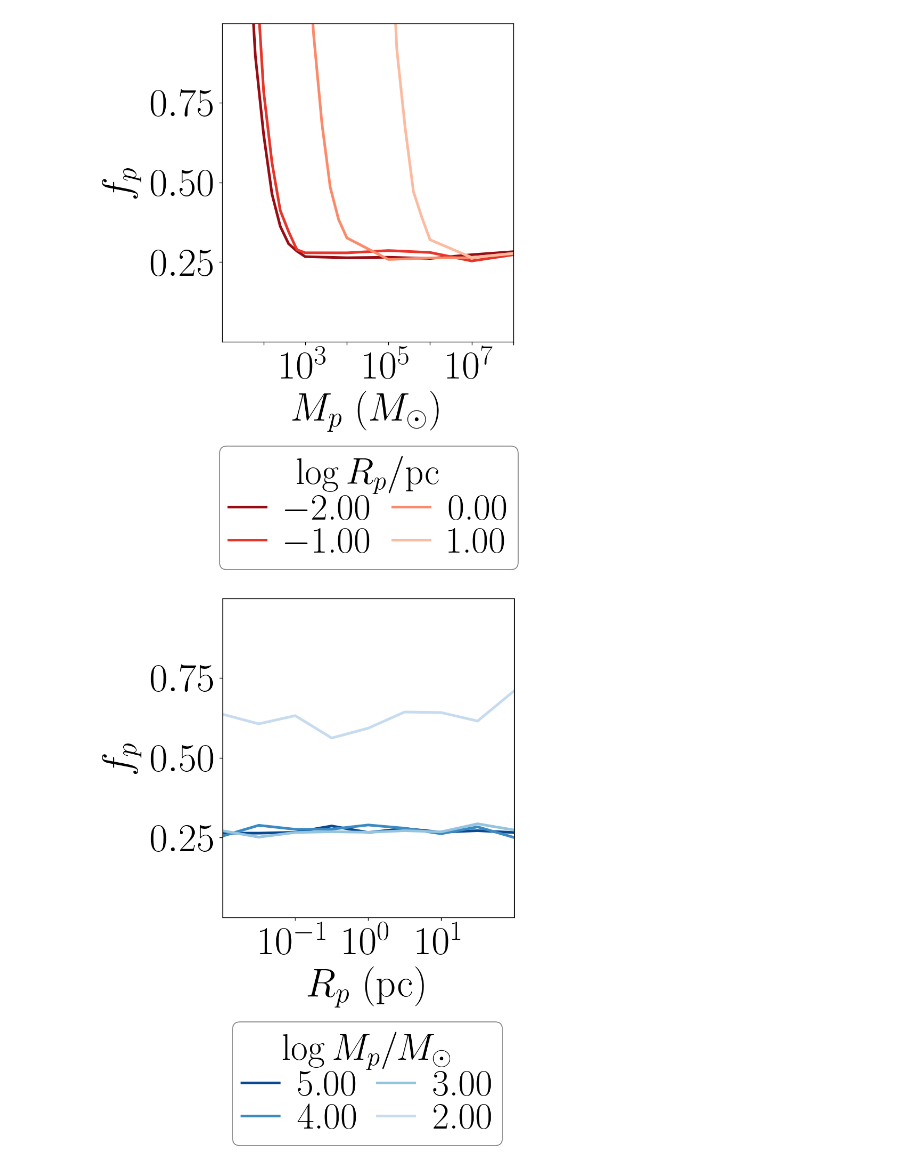
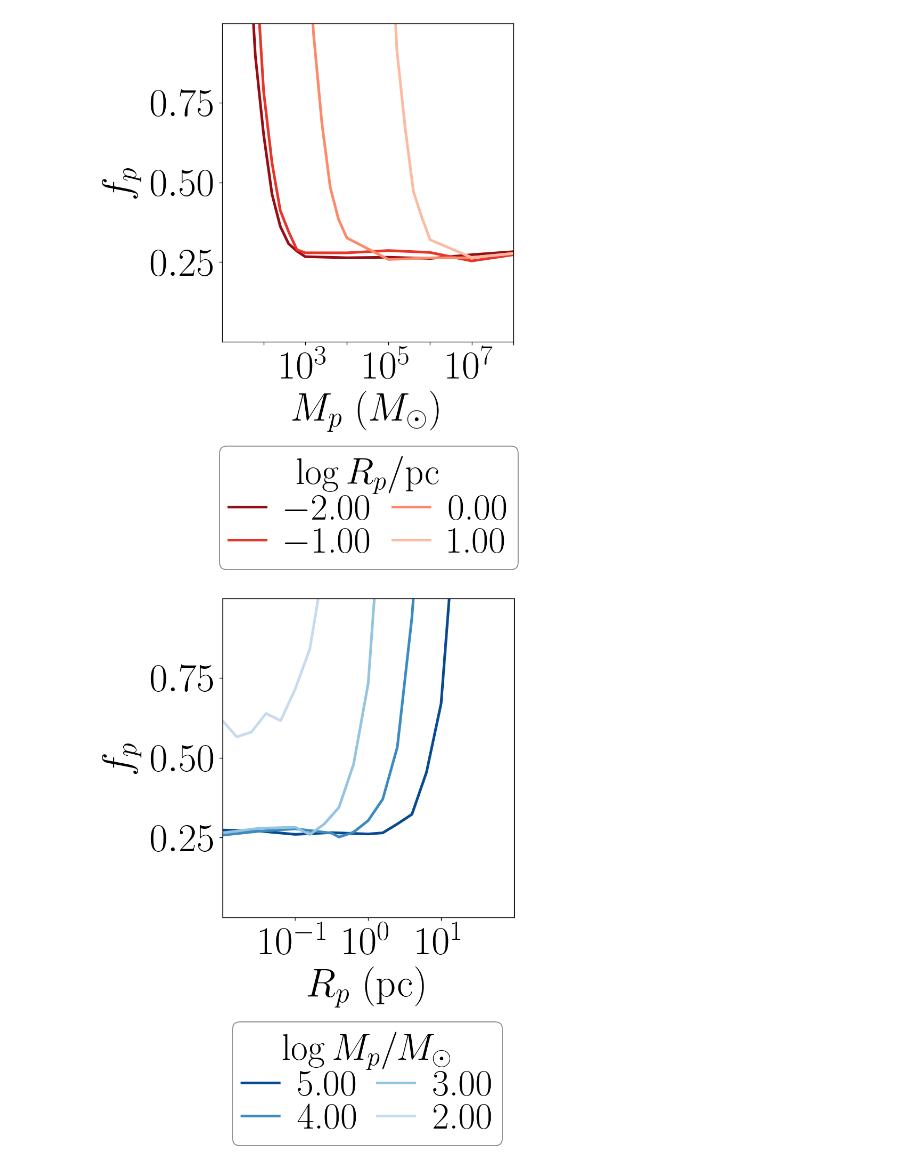
Before and after one commit to edwarddramirez/dmbinaries, a Jupyter notebook: figures/data/fp_vs_Mp_or_rs.ipynb, the cells around one changed output. Cells and saved outputs as stored; diff of their text form; code cells hidden in the pictures.

Commit message:
Supplements + Figures
Added supplements + new figures

```diff
--- a/figures/data/fp_vs_Mp_or_rs.ipynb
+++ b/figures/data/fp_vs_Mp_or_rs.ipynb
@@ -119,7 +119,7 @@ for na in range(Na):
 
         str_log_rs = str.format('{0:.3f}',log_rs)
 
-        local_dir = "data/eDR3_plaws/"
+        local_dir = "eDR3_plaws/"
         RESULTS_DIR = (local_dir+"emcee_data/"+str_log_rs+'_'+str_alpha+'_'+str_log_f+'_'+str_log_eps+'_'
                        +str_log_K+'_'+bin_scale+'_'+str_log_alow+'_'
                        +str_log_ahigh+'_'+str_step_size+'_'+str_log_alow_offset+'_'
@@ -376,7 +376,7 @@ for na in range(Na):
                 log_rslist_mid = np.arange(-1,0.4+0.2,0.2)
                 log_rslist = np.union1d(log_rslist_low, log_rslist_mid)
             elif log_m == 2:
-                log_rslist = np.arange(-2,-0.6,0.2)
+                log_rslist = np.arange(-2,-0.6+0.7,0.2)
             elif log_m == 1:
                 log_rslist = np.arange(-2,2+1,1)
 
@@ -412,7 +412,7 @@ for na in range(Na):
             str_log_rs = str.format('{0:.3f}',log_rs)
 
             username = 'ramirez'
-            local_dir = "data/eDR3_plaws/"
+            local_dir = "eDR3_plaws/"
             RESULTS_DIR = (local_dir+"emcee_data/"+str_log_rs+'_'+str_alpha+'_'+str_log_f+'_'+str_log_eps+'_'
                            +str_log_K+'_'+bin_scale+'_'+str_log_alow+'_'
                            +str_log_ahigh+'_'+str_step_size+'_'+str_log_alow_offset+'_'
@@ -481,7 +481,7 @@ for na in range(Na):
     color_codes = [0.9, 0.65, 0.4, 0.25]
     ncolor = 0
 
-    results_list_fp_vs_rs_alpha = results_list_fp_vs_rs[3]
+    results_list_fp_vs_rs_alpha = results_list_fp_vs_rs[2]
     log_rslist_list, log_fp_list = results_list_fp_vs_rs_alpha
 
     for nm in range(len(log_mlist)):
@@ -517,31 +517,31 @@ for na in range(Na):
         ax.set_xticklabels(labels)
         ax.tick_params(axis='x', pad=7.5)
 
     #    locmin_x = mpl.ticker.LogLocator(base=10.0,subs=np.arange(0.2,0.9+0.1,0.1),numticks=15)
     #    ax.xaxis.set_minor_locator(locmin_x)
     #    ax.xaxis.set_minor_formatter(mpl.ticker.NullFormatter())
 
         # This allows us to manually modify tick labels
     #    ax.set_xticks(np.logspace(1,8,8))
         plt.draw()
 
     #    labels = [item.get_text() for item in ax.get_xticklabels()]
     #    for n in range(0,len(labels),2): labels[n] = ' '
 
     #    ax.set_xticklabels(labels)
 
         #ax.axhline(y = 1, ls = '--', lw = 1, c = 'k')
         ax.set_xlabel('$R_{p} \ ({\\rm pc})$')
 
         lgnd = ax.legend(frameon = True, framealpha = 0.5, edgecolor = 'black', ncol = 2, title = '$\\log M_{p}/M_{\odot}$', handletextpad=0.5,
                  borderpad=0.25, handlelength = 1, bbox_to_anchor=(1.025, -0.775), loc='lower right',
                  columnspacing = 0.5, labelspacing = 0)
         lgnd._legend_box.align = 'center'
 #             lgnd = ax.legend(frameon = False, ncol = 2, title = '$\\log M_{p}/M_{\odot}$', handletextpad=0.5,
 #                      borderpad=0.25, handlelength = 1, bbox_to_anchor=(0.75, 0.55), loc='lower right',
 #                      columnspacing = 1, labelspacing = 0.01)
 #             lgnd._legend_box.align = 'left'
         #lgnd = ax.legend(ncol=1, frameon = False, handletextpad=0.25,
          #borderpad=0.25, handlelength = 0.5, loc='best', bbox_to_anchor=(0.5, 0.6, 0, 0.5))
 # %% [output]
-[figure, old version]
+[figure, new version]
```
Also changed, not shown: 9 other files.
